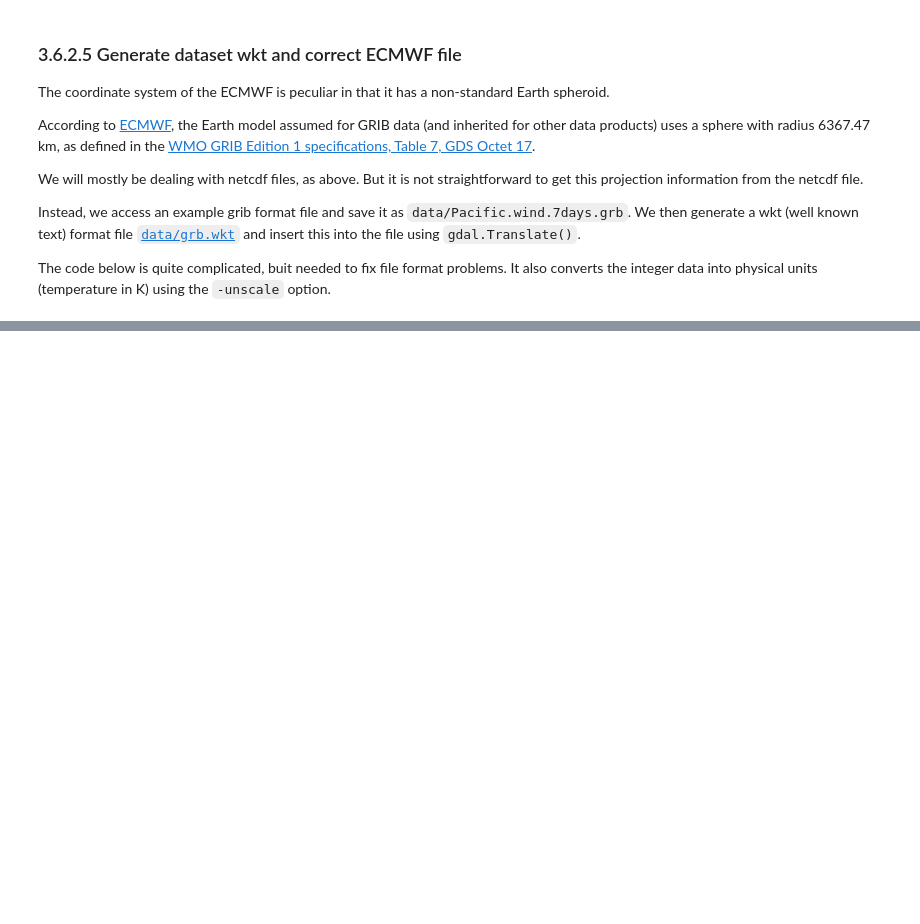
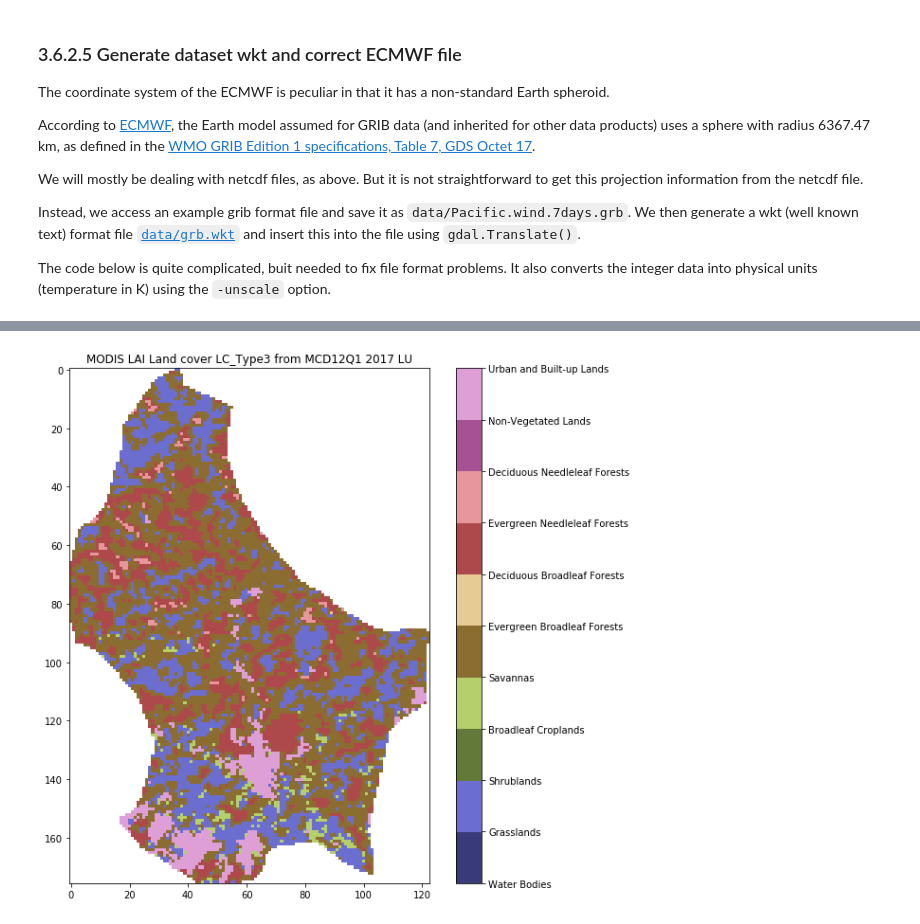
Before and after one commit to profLewis/geog0111_OLD, a Jupyter notebook: Chapter3_6A_GDAL_Reconciling_projections_prerequisites.ipynb, the cells around one changed output, grey strips where cells are left out. Cells and saved outputs as stored; diff of their text form; code cells hidden in the pictures; blank space fills up the shorter version.

Commit message:
updated from geog0111

```diff
--- a/Chapter3_6A_GDAL_Reconciling_projections_prerequisites.ipynb
+++ b/Chapter3_6A_GDAL_Reconciling_projections_prerequisites.ipynb
@@ -142,8 +139,6 @@ If you have a slow network, you might set download=False
 
 Does interpolation of dataset with Gaussian smoother width sigma
 '''
-country_code = 'UK'
-year = 2017
 save = True
 download = True
 # want sigma as low as we can deal with, whilst
@@ -382,0 +452,15 @@ print(wkt2)
+# %%
+from geog0111.process_timeseries import mosaic_and_clip
+
+'''
+Extract and clip the dataset
+'''
+lc_data = mosaic_and_clip(tiles,
+                    1,
+                    year,
+                    folder='data',
+                    layer="LC_Type3",
+                    shpfile='data/TM_WORLD_BORDERS-0.3.shp',
+                    country_code=country_code,
+                    product='MCD12Q1',
+                    frmat="MEM")
@@ -382,0 +495,67 @@ print(wkt2)
+# %%
+# Unique values for "LC_Type3"
+def plot_land_cover(lc_data,year,country_code,cmap='tab20b'):
+    '''
+    Define LC table from userguide
+    https://lpdaac.usgs.gov/sites/default/\
+            files/public/product_documentation/\
+            mcd12_user_guide_v6.pdf
+    '''
+
+    table = '''
+    |Water Bodies|0|At least 60% of area is covered by permanent water bodies.|
+    |Grasslands|1|Dominated by herbaceous annuals (<2m) includ- ing cereal croplands.|
+    |Shrublands|2|Shrub (1-2m) cover >10%.|
+    |Broadleaf Croplands|3|Dominated by herbaceous annuals (<2m) that are cultivated with broadleaf crops.|
+    |Savannas|4|Between 10-60% tree cover (>2m).|
+    |Evergreen Broadleaf Forests|5|Dominated by evergreen broadleaf and palmate trees (>2m). Tree cover >60%.|
+    |Deciduous Broadleaf Forests|6|Dominated by deciduous broadleaf trees (>2m). Tree cover >60%.|
+    |Evergreen Needleleaf Forests|7|Dominated by evergreen conifer trees (>2m). Tree cover >60%.|
+    |Deciduous Needleleaf Forests|8|Dominated by deciduous needleleaf (larch) trees (>2m). Tree cover >60%.|
+    |Non-Vegetated Lands|9|At least 60% of area is non-vegetated barren (sand, rock, soil) or permanent snow and ice with less than 10% vegetation.|
+    |Urban and Built-up Lands|10|At least 30% impervious surface area including building materials, asphalt, and vehicles.|
+    |Unclassified|255|Has not received a map label because of missing inputs.|
+    '''
+
+    LC_Type3 = np.array([s.split('|')[1:-1] for s in table.split('\n')[1:-1]]).T
+
+
+    '''
+    First, lets get the codes and names of the LCs used
+    '''
+    flc_data = lc_data.astype(float)
+    flc_data[lc_data == 255] = np.nan
+    land_covers_present = np.unique(lc_data[lc_data!=255])
+    land_cover_names = LC_Type3[0]
+    '''
+    For categorical data we want a quantitative colormap
+
+    The core options are:
+    https://matplotlib.org/tutorials/colors/colormaps.html
+
+    qcmaps = ['Pastel1', 'Pastel2', 'Paired', 'Accent',
+             'Dark2', 'Set1', 'Set2', 'Set3',
+              'tab10', 'tab20', 'tab20b', 'tab20c']
+    '''
+
+    '''
+    Now learn how to plot with categorical labels
+    following example in
+    https://gist.github.com/jakevdp/8a992f606899ac24b711
+    FuncFormatter to put labels
+    '''
+
+    ncov = land_covers_present.max()
+    # This function formatter will replace integers with target names
+    formatter = plt.FuncFormatter(lambda val, loc: land_cover_names[val])
+    plt.figure(figsize=(10,10))
+    plt.title(f'MODIS LAI Land cover LC_Type3 from MCD12Q1 {year} {country_code}')
+    plt.imshow(flc_data,vmax=ncov,vmin=0,\
+               cmap=plt.cm.get_cmap(cmap,ncov))
+    plt.colorbar(ticks=np.arange(ncov+2).astype(int), \
+                 format=formatter)
+    return(land_cover_names[land_covers_present])
+
+from geog0111.plot_landcover import plot_land_cover
+print(plot_land_cover(lc_data,year,country_code))
+# %% [output]
@@ -382,0 +565 @@ print(wkt2)
+[figure, added]
```
Also changed, not shown: parts of 14 cells of this notebook, 6 other files.
